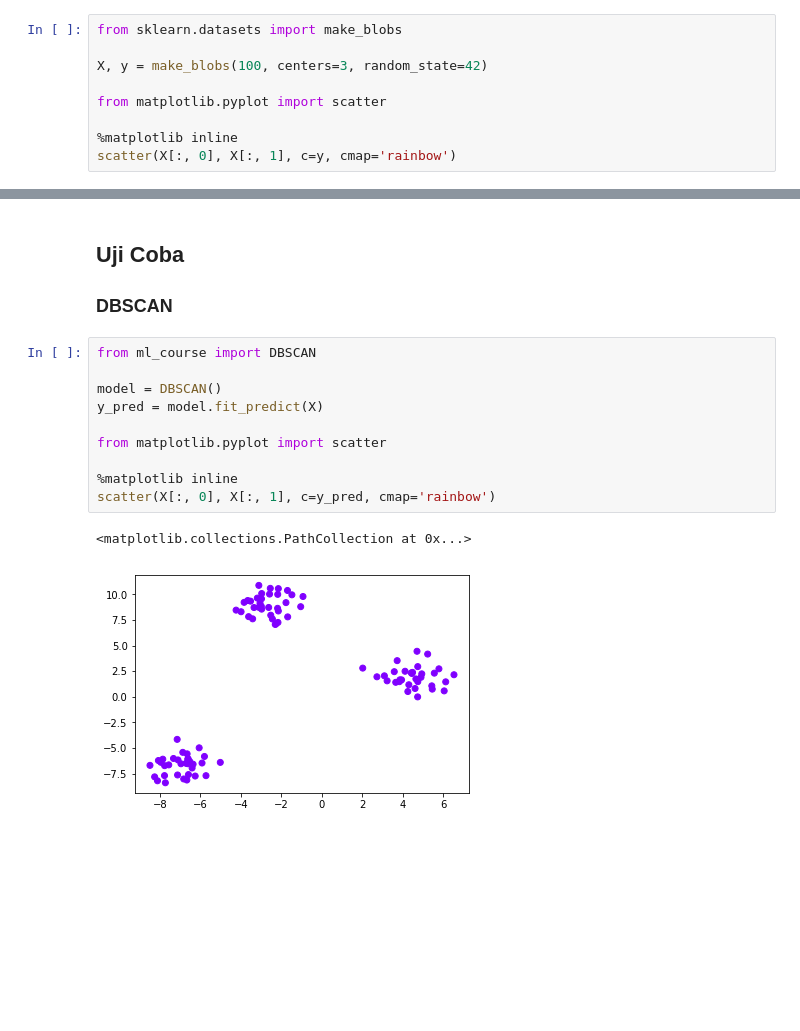
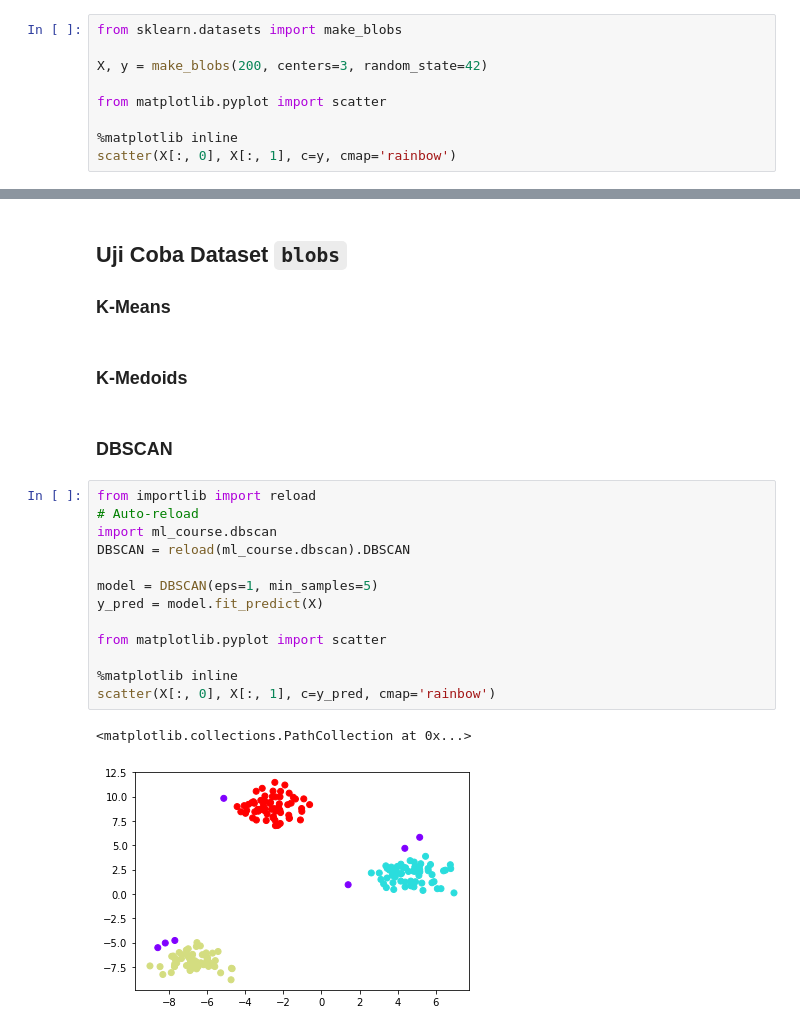
Before and after one commit to irfanmim/MLClustering, a Jupyter notebook: notebook.ipynb, the cells around one changed output, grey strips where cells are left out. Saved outputs shown, nothing was run; the diff lists cells and outputs as text; blank space fills up the shorter version.

Commit message:
dbscan: Add 1st working impl.

```diff
--- a/notebook.ipynb
+++ b/notebook.ipynb
@@ -9,7 +9,7 @@
 # %%
 from sklearn.datasets import make_blobs
 
-X, y = make_blobs(100, centers=3, random_state=42)
+X, y = make_blobs(200, centers=3, random_state=42)
 
 from matplotlib.pyplot import scatter
 
@@ -21,17 +21,24 @@ scatter(X[:, 0], X[:, 1], c=y, cmap='rainbow')
+# %% [markdown]
+## Uji Coba Dataset `blobs`
+
+### K-Means
+# %% [markdown]
+### K-Medoids
 # %% [markdown]
-## Uji Coba
-
 ### DBSCAN
 # %%
-from ml_course import DBSCAN
+from importlib import reload
+# Auto-reload
+import ml_course.dbscan
+DBSCAN = reload(ml_course.dbscan).DBSCAN
 
-model = DBSCAN()
+model = DBSCAN(eps=1, min_samples=5)
 y_pred = model.fit_predict(X)
 
 from matplotlib.pyplot import scatter
 
 %matplotlib inline
 scatter(X[:, 0], X[:, 1], c=y_pred, cmap='rainbow')
 # %% [output]
 <matplotlib.collections.PathCollection at 0x...>
-[figure, old version]
+[figure, new version]
```
Also changed, not shown: parts of 5 cells of this notebook, 1 other file.
